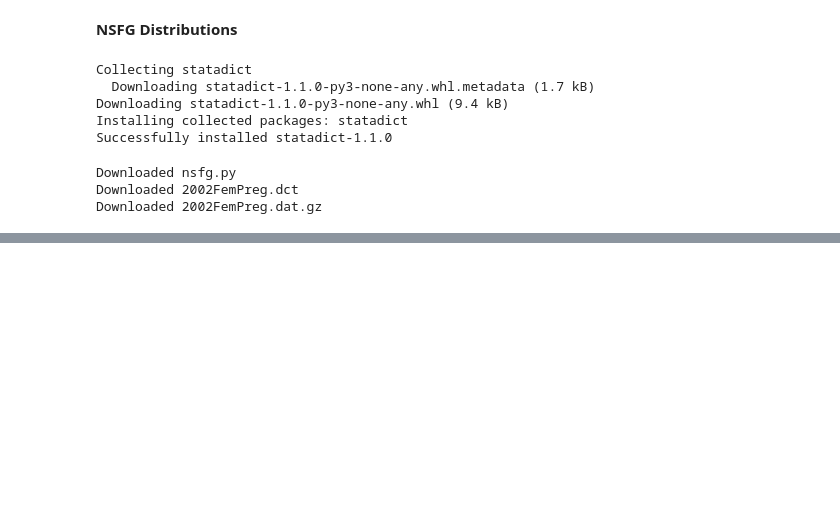
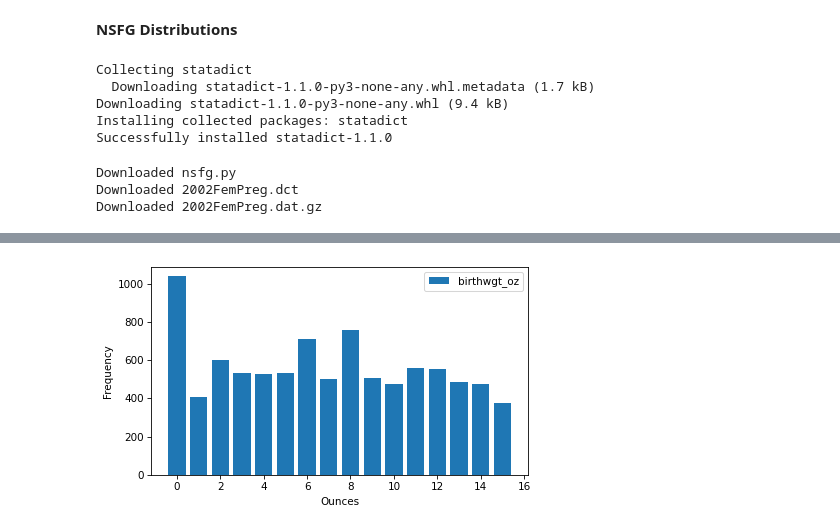
Before and after one commit to abhinavvgusainn/ThinkStats, a Jupyter notebook: Chapter-02.ipynb, the cells around one changed output, grey strips where cells are left out. Cells and saved outputs as stored; diff of their text form; code cells hidden in the pictures; blank space fills up the shorter version.

```diff
--- a/Chapter-02.ipynb
+++ b/Chapter-02.ipynb
@@ -118,0 +136,6 @@ preg = read_fem_preg()
+# %%
+ftab_oz = (FreqTab.from_seq(live["birthwgt_oz"], name="birthwgt_oz"))
+ftab_oz.bar()
+decorate(xlabel="Ounces", ylabel="Frequency")
+# %% [output]
+[figure, added]
```
Also changed, not shown: parts of 32 cells of this notebook.
